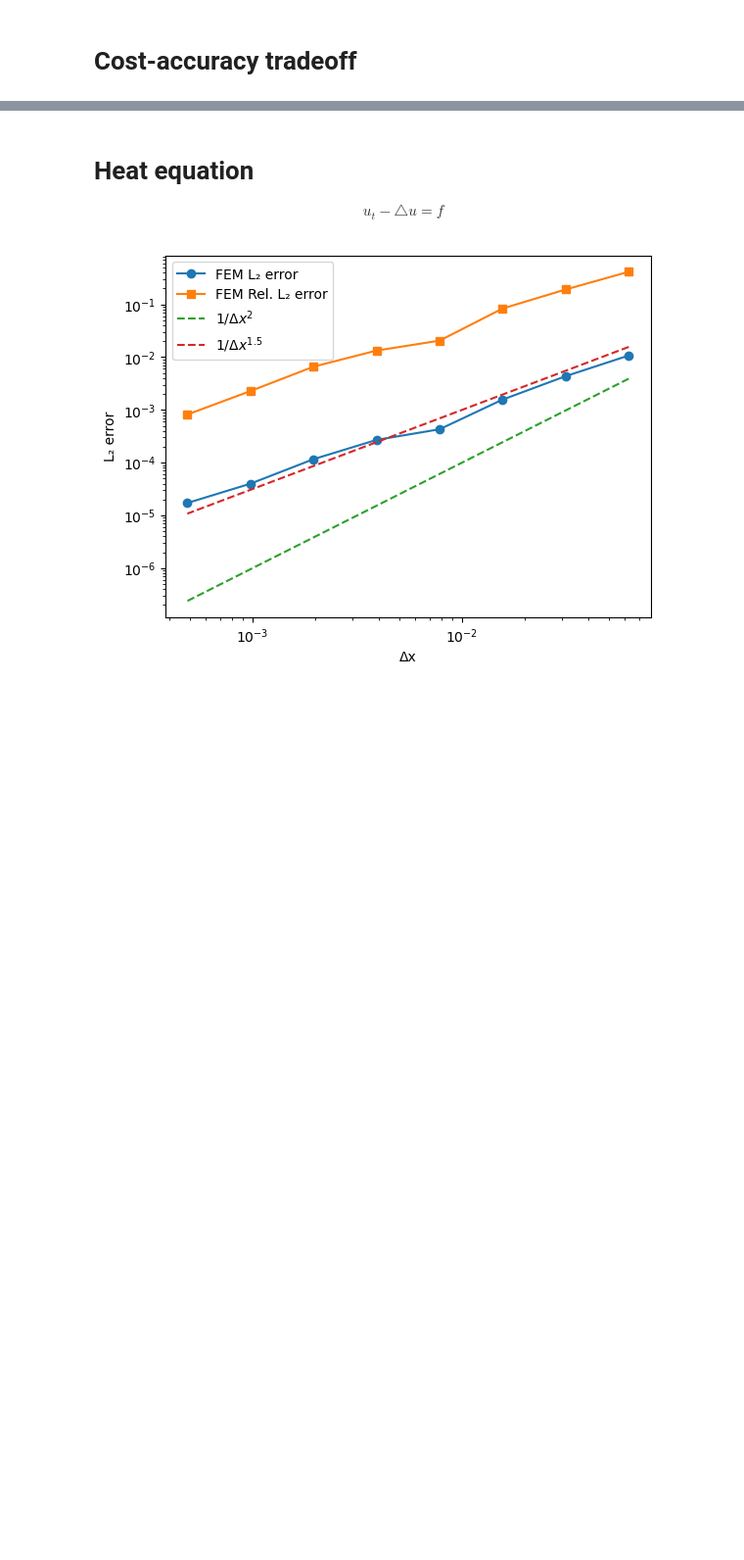
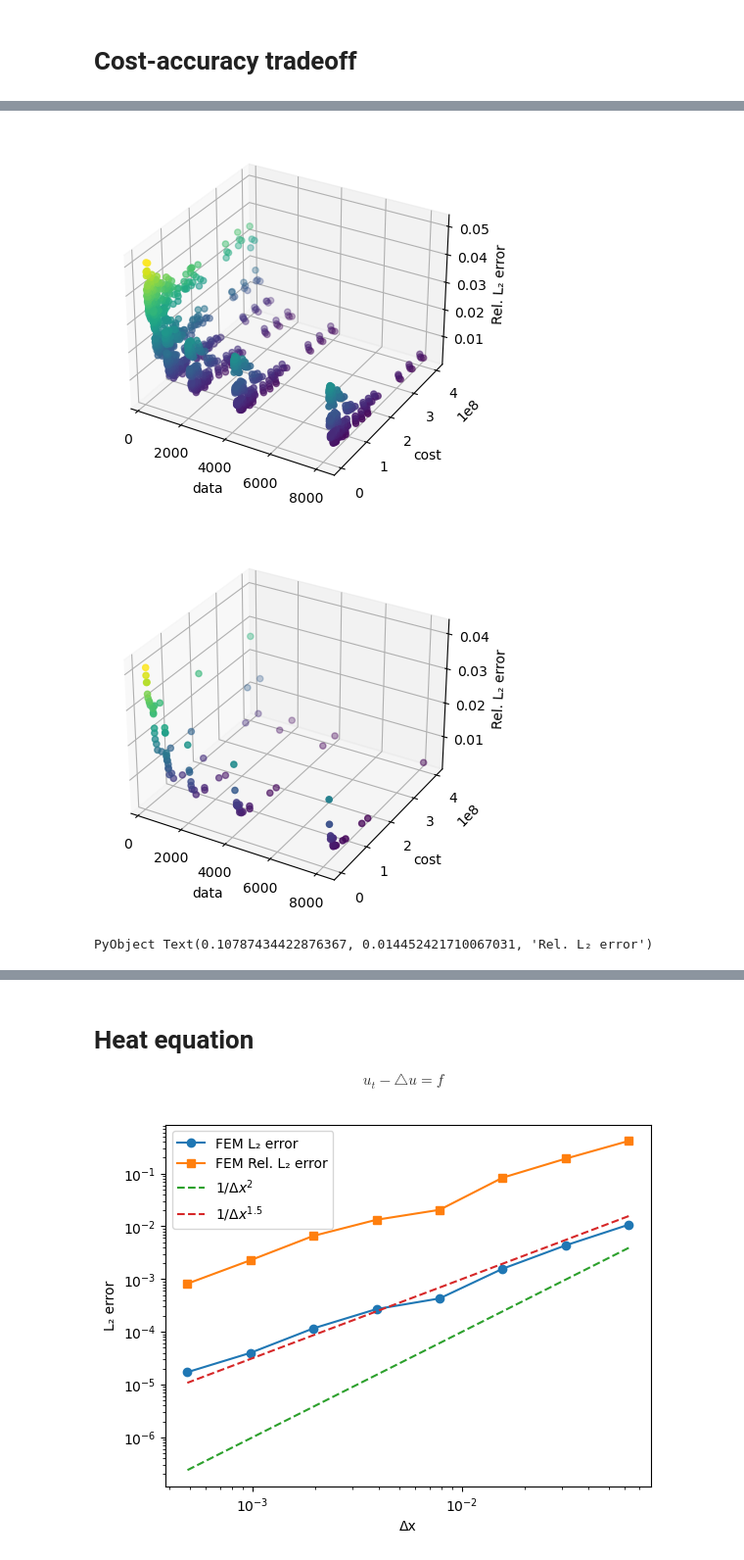
Before and after one commit to PKU-CMEGroup/NeuralOperator, a Jupyter notebook: eq1d/eq1d_na.ipynb, the cells around one changed output, grey strips where cells are left out. Shown at 98% size. Saved outputs shown, nothing was run; the diff lists cells and outputs as text; code cells hidden in the pictures; blank space fills up the shorter version.

```diff
--- a/eq1d/eq1d_na.ipynb
+++ b/eq1d/eq1d_na.ipynb
@@ -108,0 +222,34 @@ PyObject <matplotlib.legend.Legend object at 0x...>
+# %%
+# Cost/Data and error surface
+# n_data, downsample_ratio, n_fno_layers, k_max, d_f
+fno_data_size = data_analysis[:,1]
+PyPlot.figure()
+PyPlot.scatter3D(fno_data_size, fno_costs, fno_mean_rel_errors, c=fno_mean_rel_errors)
+PyPlot.xlabel("data")
+PyPlot.ylabel("cost")
+PyPlot.zlabel("Rel. L₂ error")
+
+###############################################################################
+PyPlot.figure()
+fno_data_size_pareto, fno_costs_pareto, fno_mean_rel_errors_pareto = [], [], []
+for i = 1:n_d
+    data_analysis_pareto = pareto_frontiers(data_analysis[1+n_g*(i-1):n_g*i,:], fno_mean_rel_errors[1+n_g*(i-1):n_g*i], fno_costs[1+n_g*(i-1):n_g*i])
+    fno_data_size_pareto = [fno_data_size_pareto;data_analysis_pareto[:,4]]
+    fno_costs_pareto = [fno_costs_pareto;data_analysis_pareto[:,3]]
+    fno_mean_rel_errors_pareto = [fno_mean_rel_errors_pareto;data_analysis_pareto[:,2]]
+
+end
+
+PyPlot.scatter3D(fno_data_size_pareto, fno_costs_pareto, fno_mean_rel_errors_pareto, c=fno_mean_rel_errors_pareto)
+
+PyPlot.xlabel("data")
+PyPlot.ylabel("cost")
+PyPlot.zlabel("Rel. L₂ error")
+
+
+# regression
+# a/N^a' + b/C^b' = E
+# %% [output]
+[figure, added]
+[figure, added]
+PyObject Text(0.10787434422876367, 0.014452421710067031, 'Rel. L₂ error')
```
Also changed, not shown: parts of 20 cells of this notebook, 6 other files.
